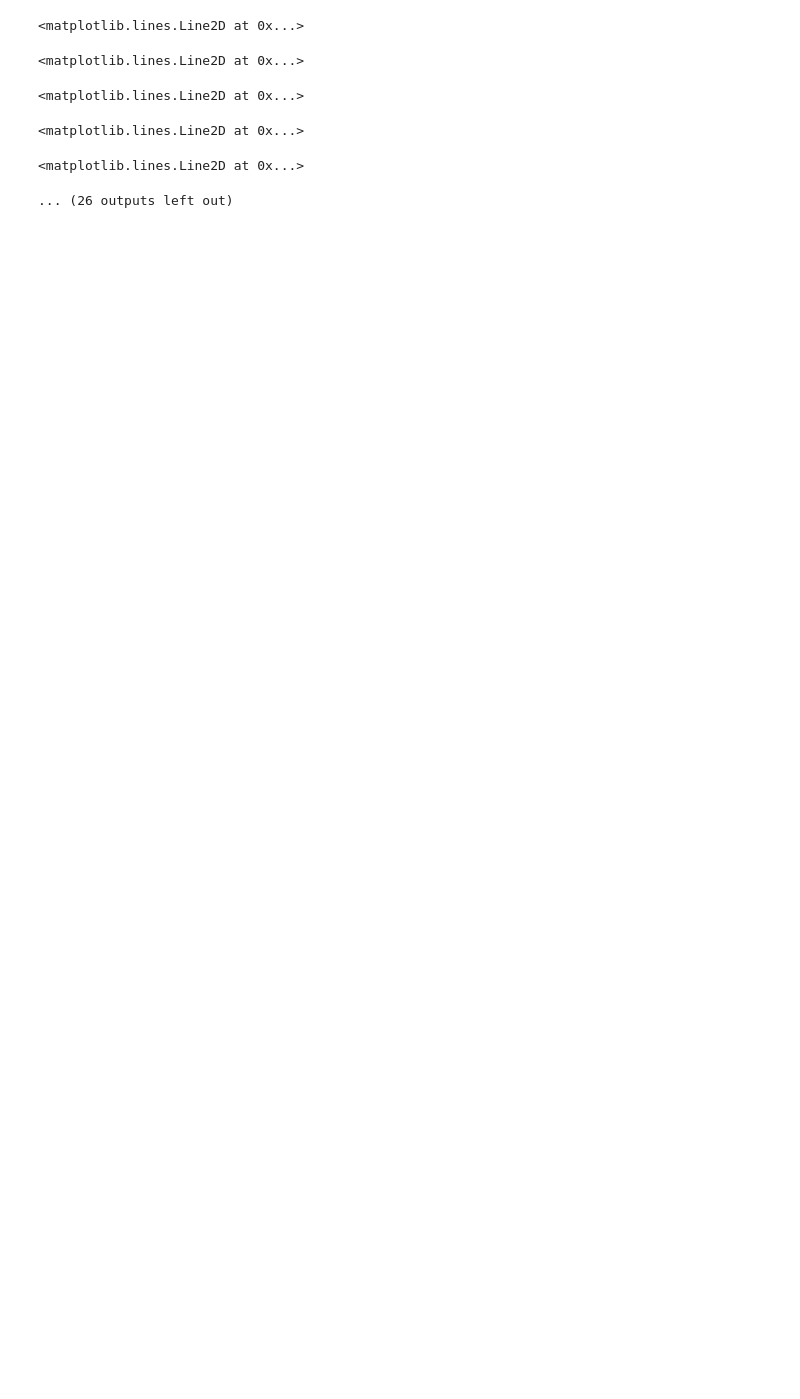
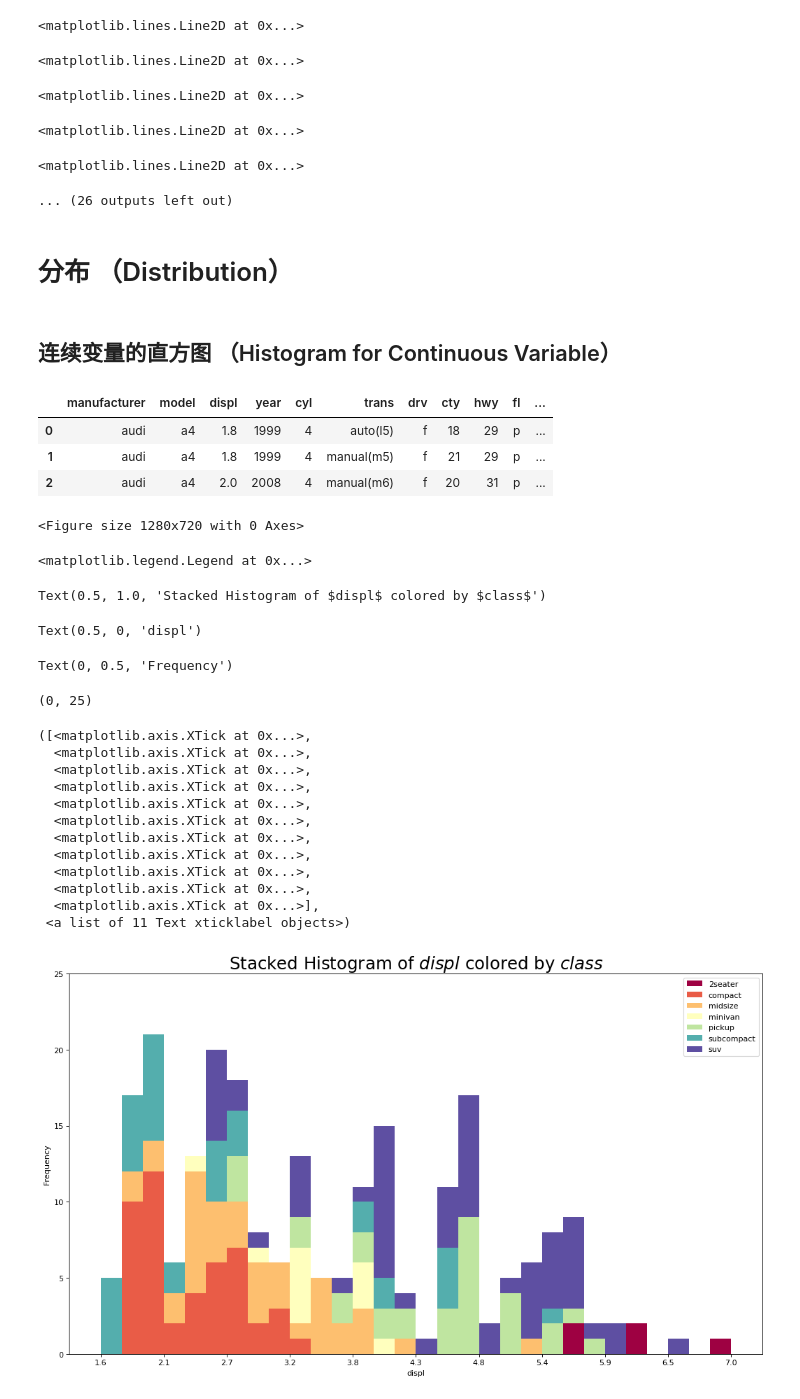
Before and after one commit to longfengpili/other_method, a Jupyter notebook: matplotlib.ipynb, the cells around one changed output. Saved outputs shown, nothing was run; the diff lists cells and outputs as text; code cells hidden in the pictures; blank space fills up the shorter version.

Commit message:
[新增]matplotlib 分布图

```diff
--- a/matplotlib.ipynb
+++ b/matplotlib.ipynb
@@ -950,3 +950,54 @@ plt.show()
 <matplotlib.lines.Line2D at 0x...>
 <matplotlib.lines.Line2D at 0x...>
 ... (26 outputs left out)
+# %% [markdown]
+# 分布 （Distribution）
+# %% [markdown]
+## 连续变量的直方图 （Histogram for Continuous Variable）
+# %%
+# Import Data
+df = pd.read_csv("https://github.com/selva86/datasets/raw/master/mpg_ggplot2.csv")
+df[:3]
+
+# Prepare data
+x_var = 'displ'
+groupby_var = 'class'
+df_agg = df.loc[:, [x_var, groupby_var]].groupby(groupby_var)
+vals = [df[x_var].values.tolist() for i, df in df_agg]
+
+# Draw
+plt.figure(figsize=(16,9), dpi= 80)
+colors = [plt.cm.Spectral(i/float(len(vals)-1)) for i in range(len(vals))]
+n, bins, patches = plt.hist(vals, 30, stacked=True, density=False, color=colors[:len(vals)])
+
+# Decoration
+plt.legend({group:col for group, col in zip(np.unique(df[groupby_var]).tolist(), colors[:len(vals)])})
+plt.title(f"Stacked Histogram of ${x_var}$ colored by ${groupby_var}$", fontsize=22)
+plt.xlabel(x_var)
+plt.ylabel("Frequency")
+plt.ylim(0, 25)
+plt.xticks(ticks=bins[::3], labels=[round(b,1) for b in bins[::3]])
+# %% [output]
+|  | manufacturer | model | displ | year | cyl | trans | drv | cty | hwy | fl | ... |
+| 0 | audi | a4 | 1.8 | 1999 | 4 | auto(l5) | f | 18 | 29 | p | ... |
+| 1 | audi | a4 | 1.8 | 1999 | 4 | manual(m5) | f | 21 | 29 | p | ... |
+| 2 | audi | a4 | 2.0 | 2008 | 4 | manual(m6) | f | 20 | 31 | p | ... |
+<Figure size 1280x720 with 0 Axes>
+<matplotlib.legend.Legend at 0x...>
+Text(0.5, 1.0, 'Stacked Histogram of $displ$ colored by $class$')
+Text(0.5, 0, 'displ')
+Text(0, 0.5, 'Frequency')
+(0, 25)
+([<matplotlib.axis.XTick at 0x...>,
+  <matplotlib.axis.XTick at 0x...>,
+  <matplotlib.axis.XTick at 0x...>,
+  <matplotlib.axis.XTick at 0x...>,
+  <matplotlib.axis.XTick at 0x...>,
+  <matplotlib.axis.XTick at 0x...>,
+  <matplotlib.axis.XTick at 0x...>,
+  <matplotlib.axis.XTick at 0x...>,
+  <matplotlib.axis.XTick at 0x...>,
+  <matplotlib.axis.XTick at 0x...>,
+  <matplotlib.axis.XTick at 0x...>],
+ <a list of 11 Text xticklabel objects>)
+[figure, added]
```
Also changed, not shown: parts of 21 cells of this notebook.
